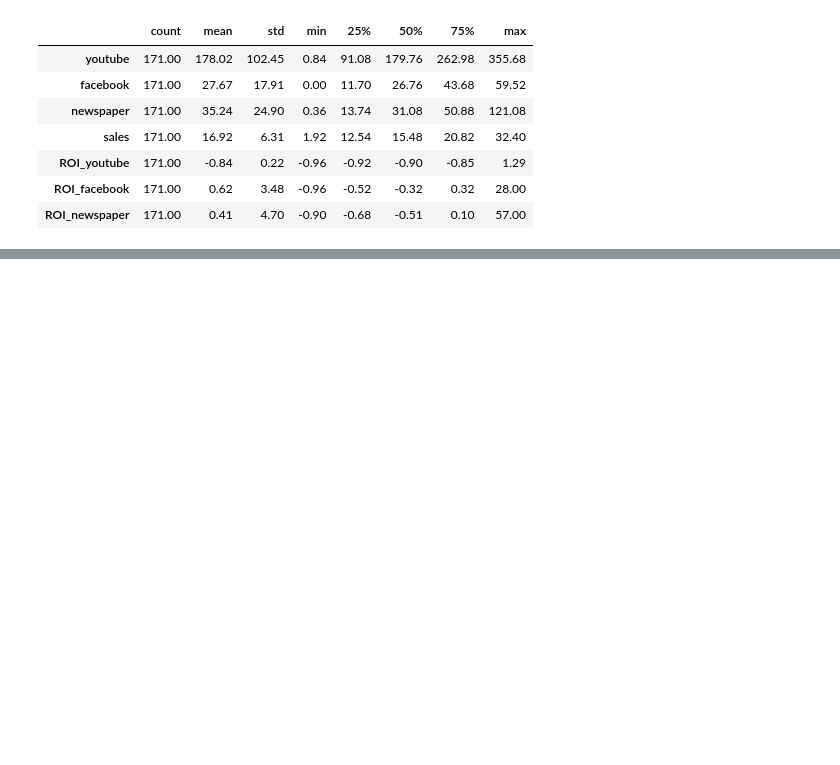
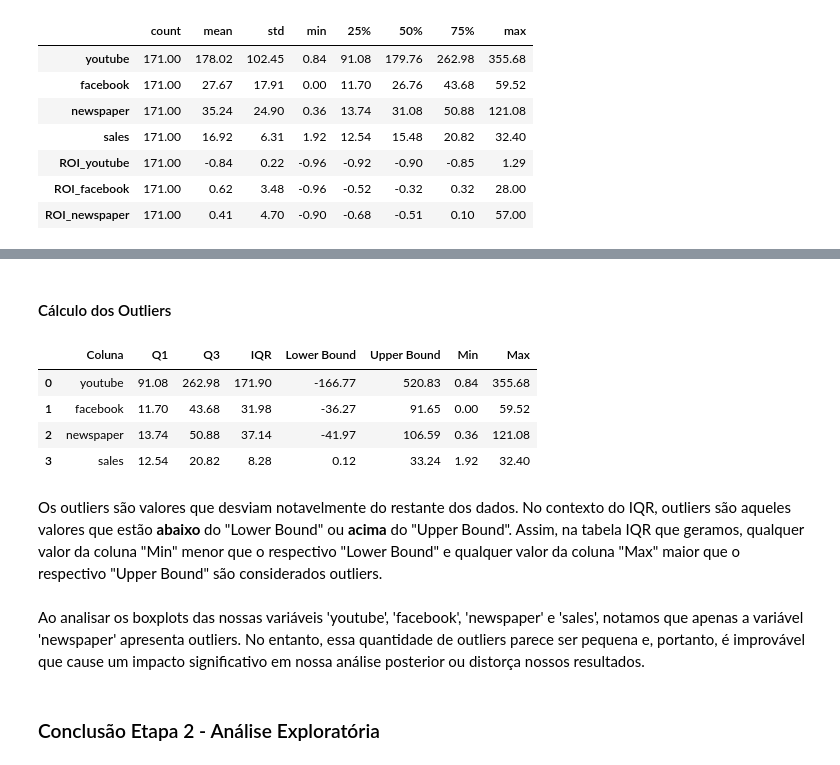
Before and after one commit to italo013/Machine_Learning_Projects_-_Linear_Regression, a Jupyter notebook: Desafio - Regressão para Marketing/Model.ipynb, the cells around one changed output, grey strips where cells are left out. Cells and saved outputs as stored; diff of their text form; code cells hidden in the pictures; blank space fills up the shorter version.

```diff
--- a/Desafio - Regressão para Marketing/Model.ipynb
+++ b/Desafio - Regressão para Marketing/Model.ipynb
@@ -349,0 +460,37 @@ df.describe().T
+# %% [markdown]
+#### Cálculo dos Outliers
+# %%
+def calculate_iqr(df):
+    # Define um DataFrame vazio para armazenar os resultados
+    iqr_df = pd.DataFrame(columns=['Coluna', 'Q1', 'Q3', 'IQR', 'Lower Bound', 'Upper Bound', 'Min', 'Max'])
+
+    for col in df.columns:
+        if np.issubdtype(df[col].dtype, np.number):  # Se a coluna for numérica
+            Q1 = df[col].quantile(0.25)
+            Q3 = df[col].quantile(0.75)
+            IQR = Q3 - Q1
+            lower_bound = Q1 - 1.5 * IQR
+            upper_bound = Q3 + 1.5 * IQR
+            min_val = df[col].min() # valor mínimo
+            max_val = df[col].max() # valor máximo
+            # Cria um dicionário temporário com os dados
+            temp_dict = {'Coluna': col, 'Q1': Q1, 'Q3': Q3, 'IQR': IQR,
+                         'Lower Bound': lower_bound, 'Upper Bound': upper_bound,
+                         'Min': min_val, 'Max': max_val}
+            # Cria um DataFrame temporário a partir do dicionário
+            temp_df = pd.DataFrame([temp_dict])
+            # Concatena este DataFrame temporário com o DataFrame principal
+            iqr_df = pd.concat([iqr_df, temp_df], ignore_index=True)
+    return iqr_df
+
+# Usando a função no DataFrame df
+iqr_df = calculate_iqr(df[['youtube', 'facebook', 'newspaper', 'sales']])
+iqr_df
+# %% [output]
+|  | Coluna | Q1 | Q3 | IQR | Lower Bound | Upper Bound | Min | Max |
+| 0 | youtube | 91.08 | 262.98 | 171.90 | -166.77 | 520.83 | 0.84 | 355.68 |
+| 1 | facebook | 11.70 | 43.68 | 31.98 | -36.27 | 91.65 | 0.00 | 59.52 |
+| 2 | newspaper | 13.74 | 50.88 | 37.14 | -41.97 | 106.59 | 0.36 | 121.08 |
+| 3 | sales | 12.54 | 20.82 | 8.28 | 0.12 | 33.24 | 1.92 | 32.40 |
+# %% [markdown]
+Os outliers são valores que desviam notavelmente do restante dos dados. No contexto do IQR, outliers são aqueles valores que estão **abaixo** do "Lower Bound" ou **acima** do "Upper Bound". Assim, na tabela IQR que geramos, qualquer valor da coluna "Min" menor que o respectivo "Lower Bound" e qualquer valor da coluna "Max" maior que o respectivo "Upper Bound" são considerados outliers.
@@ -349,0 +526,4 @@ df.describe().T
+# %% [markdown]
+Ao analisar os boxplots das nossas variáveis 'youtube', 'facebook', 'newspaper' e 'sales', notamos que apenas a variável 'newspaper' apresenta outliers. No entanto, essa quantidade de outliers parece ser pequena e, portanto, é improvável que cause um impacto significativo em nossa análise posterior ou distorça nossos resultados.
+# %% [markdown]
+### Conclusão Etapa 2 - Análise Exploratória
```
Also changed, not shown: parts of 32 cells of this notebook, 1 other file.
